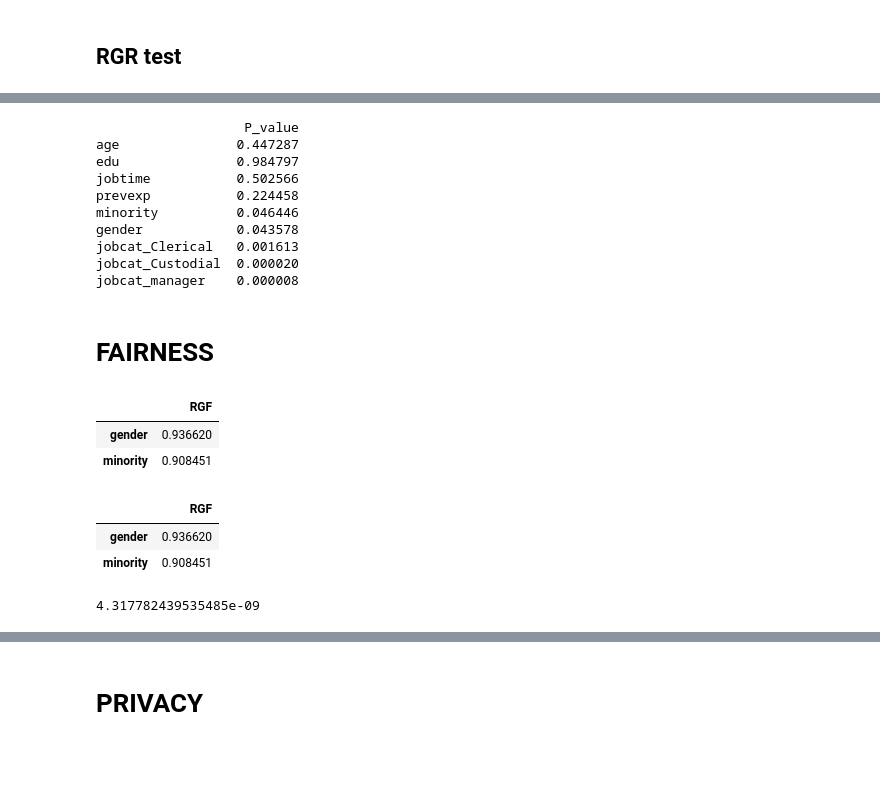
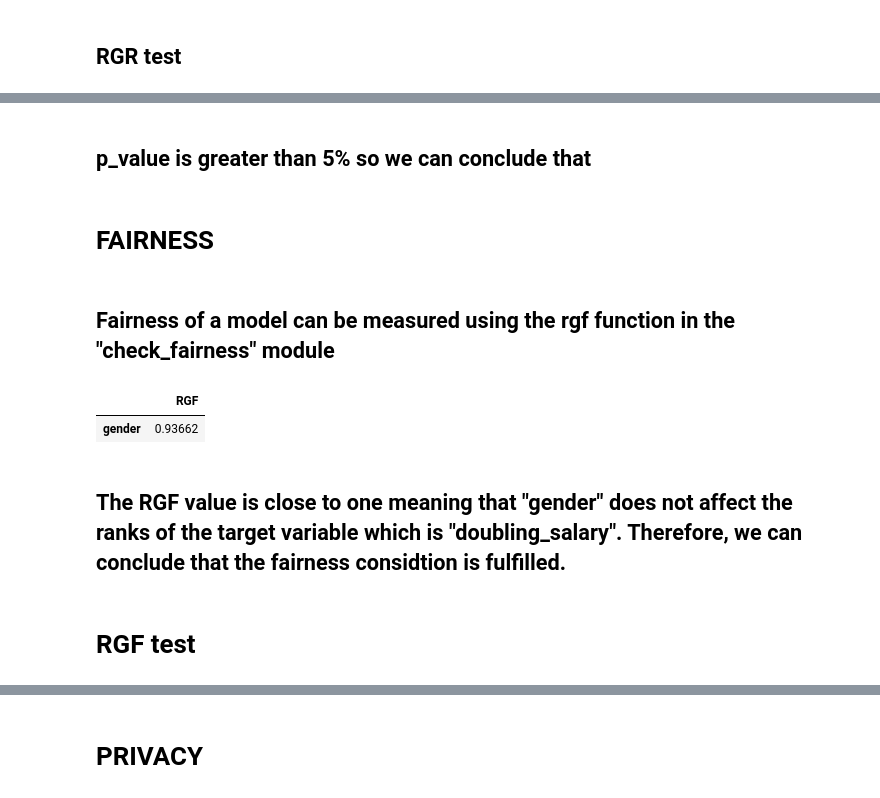
Before and after one commit to GolnooshBabaei/safeaipackage, a Jupyter notebook: examples/employee_classification.ipynb, the cells around one changed output, grey strips where cells are left out. Cells and saved outputs as stored; diff of their text form; code cells hidden in the pictures; blank space fills up the shorter version.

```diff
--- a/examples/employee_classification.ipynb
+++ b/examples/employee_classification.ipynb
@@ -506,30 +260,11 @@ def rgr_statistic_test(yhat_mod1,yhat_mod2,yhat_pert_mod1,yhat_pert_mod2):
-# %%
-xtrain_pert = xtrain.copy()
-rgr_pvalues = []
-for i in xtrain.columns:
-    xtrain_pert[i] = np.random.permutation(xtrain[i])
-    rf_perturbed = RandomForestClassifier(random_state=1).fit(xtrain_pert, ytrain)
-    lr_perturbed = LogisticRegression(random_state=1).fit(xtrain_pert, ytrain)
-    rf_yhat_pert = rf_perturbed.predict(xtest)
-    lr_yhat_pert = lr_perturbed.predict(xtest)
-    rgr_pvalues.append(rgr_statistic_test(yhat,lr_predictions_full,rf_yhat_pert,lr_yhat_pert))
-print(pd.DataFrame(rgr_pvalues, index=xtrain.columns, columns=["P_value"]))
-# %% [output]
-                   P_value
-age               0.447287
-edu               0.984797
-jobtime           0.502566
-prevexp           0.224458
-minority          0.046446
-gender            0.043578
-jobcat_Clerical   0.001613
-jobcat_Custodial  0.000020
-jobcat_manager    0.000008
+# %% [markdown]
+## p_value is greater than 5% so we can conclude that
 # %% [markdown]
 # FAIRNESS
+# %% [markdown]
+##  Fairness of a model can be measured using the rgf function in the "check_fairness" module
 # %%
-check_fairness.rgf(xtrain, xtest, ytrain, ytest, ["gender", "minority"], RandomForestClassifier(random_state=1))
+check_fairness.rgf(xtrain, xtest, ytrain, ytest, ["gender"], RandomForestClassifier(random_state=1))
 # %% [output]
 |  | RGF |
-| gender | 0.936620 |
-| minority | 0.908451 |
+| gender | 0.93662 |
@@ -564,10 +271,4 @@ def rgf(xtrain, xtest, ytrain, ytest, protectedvariables, model):
-# %%
-rgf(xtrain, xtest, ytrain, ytest,["gender", "minority"], rf_model_full)
-# %% [output]
-|  | RGF |
-| gender | 0.936620 |
-| minority | 0.908451 |
-# %%
-check_fairness.rgf_statistic_test(yhat, yhat_age)
-# %% [output]
-4.317782439535485e-09
+# %% [markdown]
+## The RGF value is close to one meaning that "gender" does not affect the ranks of the target variable which is "doubling_salary". Therefore, we can conclude that the fairness considtion is fulfilled.
+# %% [markdown]
+# RGF test
```
Also changed, not shown: parts of 81 cells of this notebook, 5 other files.
